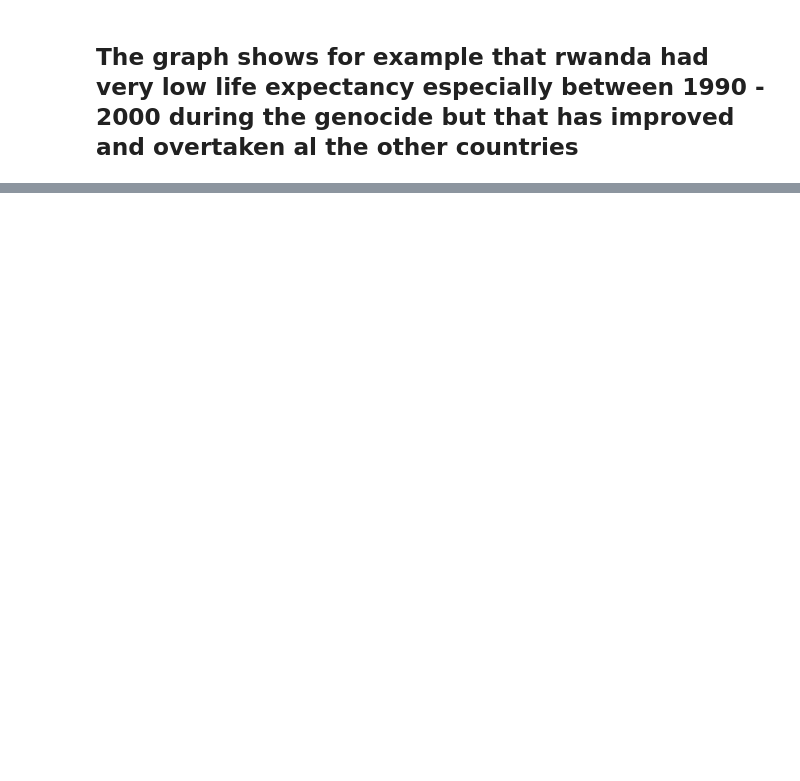
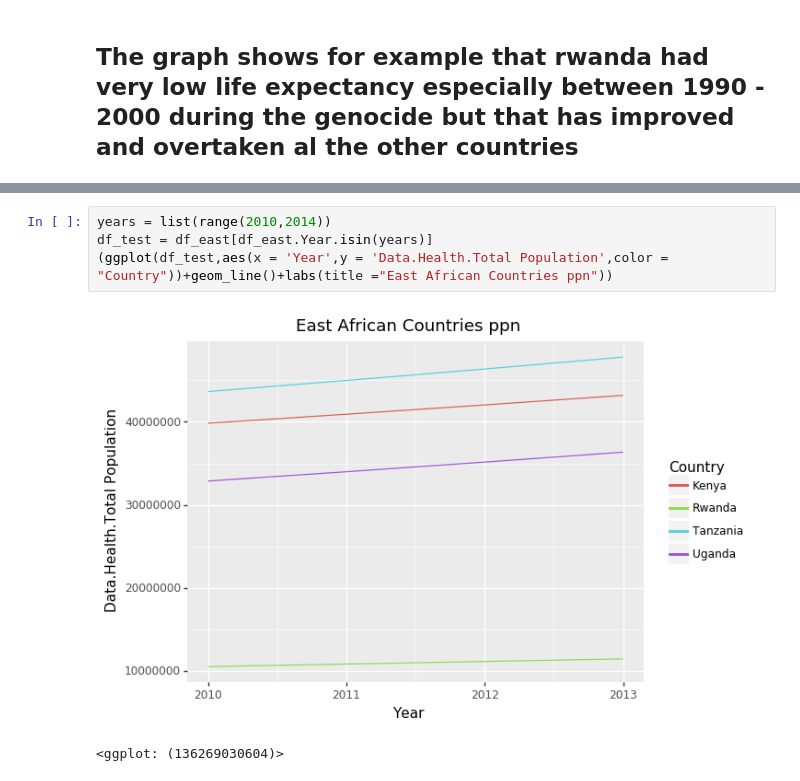
Before and after one commit to sophicist/Aesops, a Jupyter notebook: Untitled.ipynb, the cells around one changed output, grey strips where cells are left out. Cells and saved outputs as stored; diff of their text form; blank space fills up the shorter version.

```diff
--- a/Untitled.ipynb
+++ b/Untitled.ipynb
@@ -51,0 +64,7 @@ needed = data[data.variable.isin(needed)]
+# %%
+years = list(range(2010,2014))
+df_test = df_east[df_east.Year.isin(years)]
+(ggplot(df_test,aes(x = 'Year',y = 'Data.Health.Total Population',color = "Country"))+geom_line()+labs(title ="East African Countries ppn"))
+# %% [output]
+[figure, added]
+<ggplot: (136269030604)>
```
Also changed, not shown: parts of 6 cells of this notebook.
